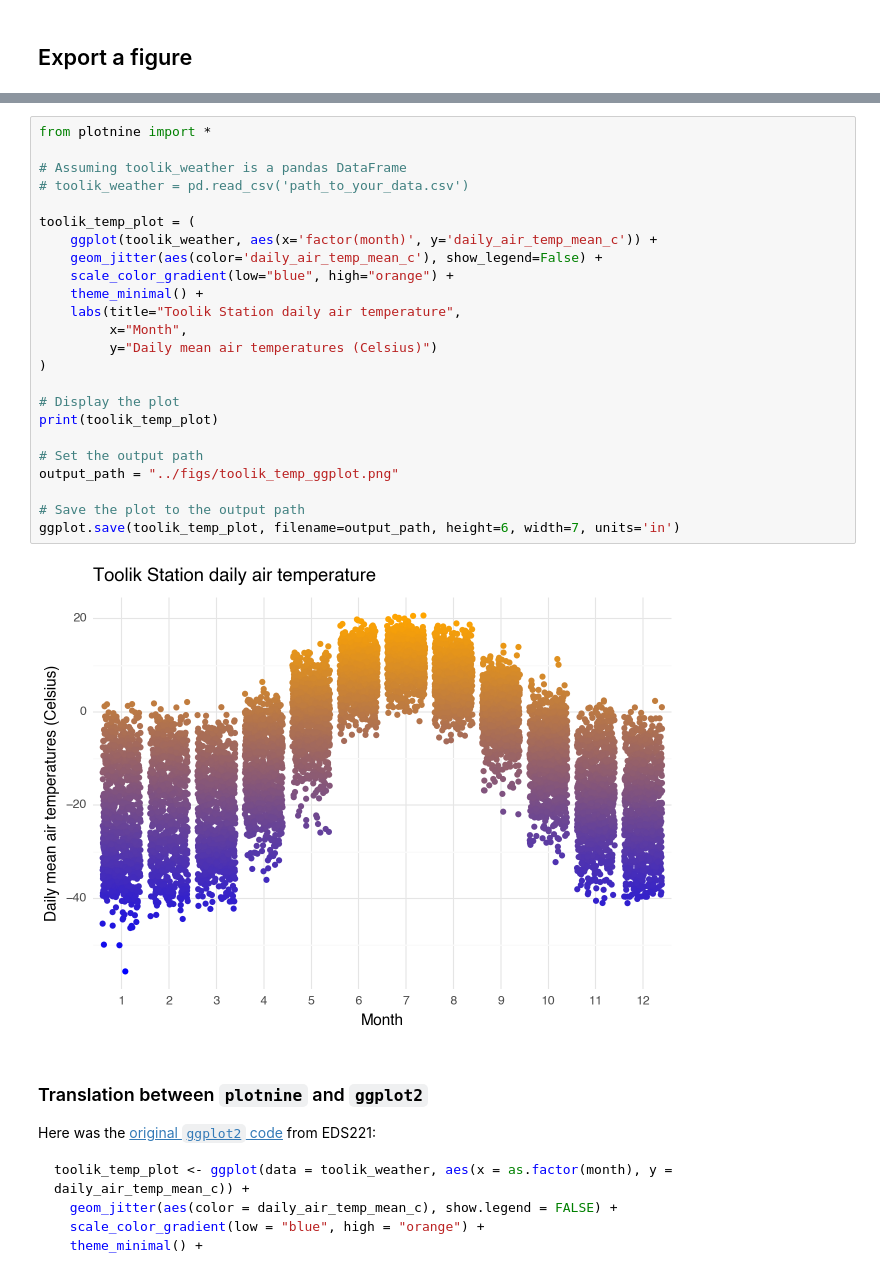
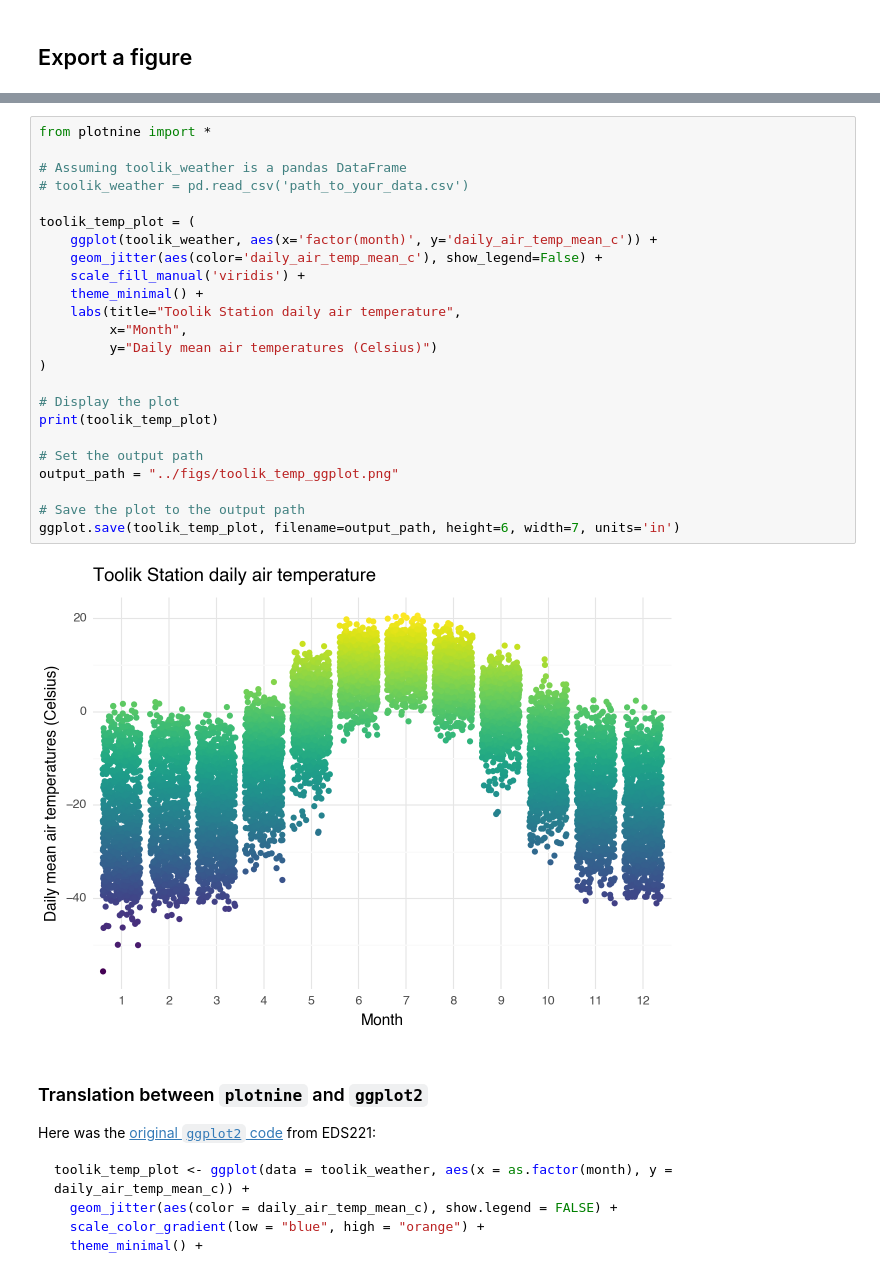
Before and after one commit to shmuir/eds217-interactive1, a Jupyter notebook: nbs/toolik_air_temp_summary.ipynb, the cells around one changed output, grey strips where cells are left out. Cells and saved outputs as stored; diff of their text form.

```diff
--- a/nbs/toolik_air_temp_summary.ipynb
+++ b/nbs/toolik_air_temp_summary.ipynb
@@ -244,29 +244,29 @@ It takes a fair bit of work to convert the conventions of `matplotlib` into the
 # %%
 from plotnine import *
 
 # Assuming toolik_weather is a pandas DataFrame
 # toolik_weather = pd.read_csv('path_to_your_data.csv')
 
 toolik_temp_plot = (
     ggplot(toolik_weather, aes(x='factor(month)', y='daily_air_temp_mean_c')) +
     geom_jitter(aes(color='daily_air_temp_mean_c'), show_legend=False) +
-    scale_color_gradient(low="blue", high="orange") +
+    scale_fill_manual('viridis') +
     theme_minimal() +
     labs(title="Toolik Station daily air temperature",
          x="Month",
          y="Daily mean air temperatures (Celsius)")
 )
 
 # Display the plot
 print(toolik_temp_plot)
 
 # Set the output path
 output_path = "../figs/toolik_temp_ggplot.png"
 
 # Save the plot to the output path
 ggplot.save(toolik_temp_plot, filename=output_path, height=6, width=7, units='in')
 # %% [output]
-[figure, old version]
+[figure, new version]
 # %% [markdown]
 ### Translation between `plotnine` and `ggplot2`
 
```
Also changed, not shown: parts of 2 cells of this notebook, 2 other files.
